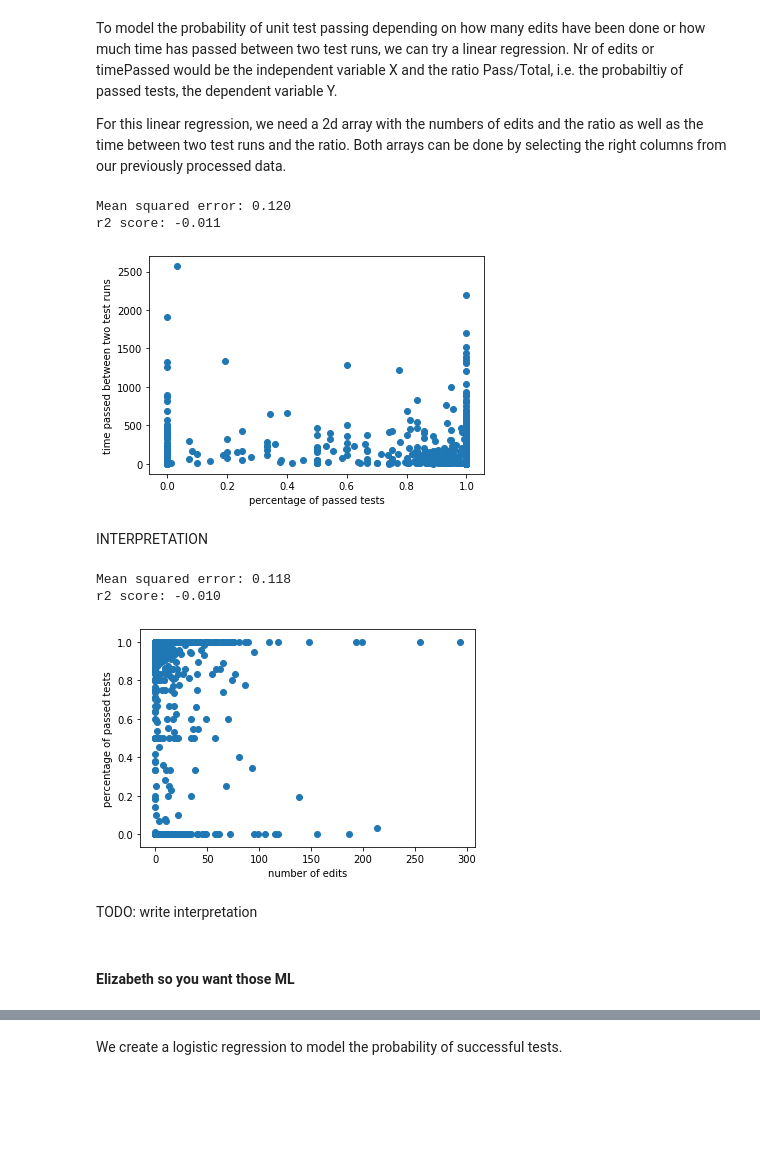
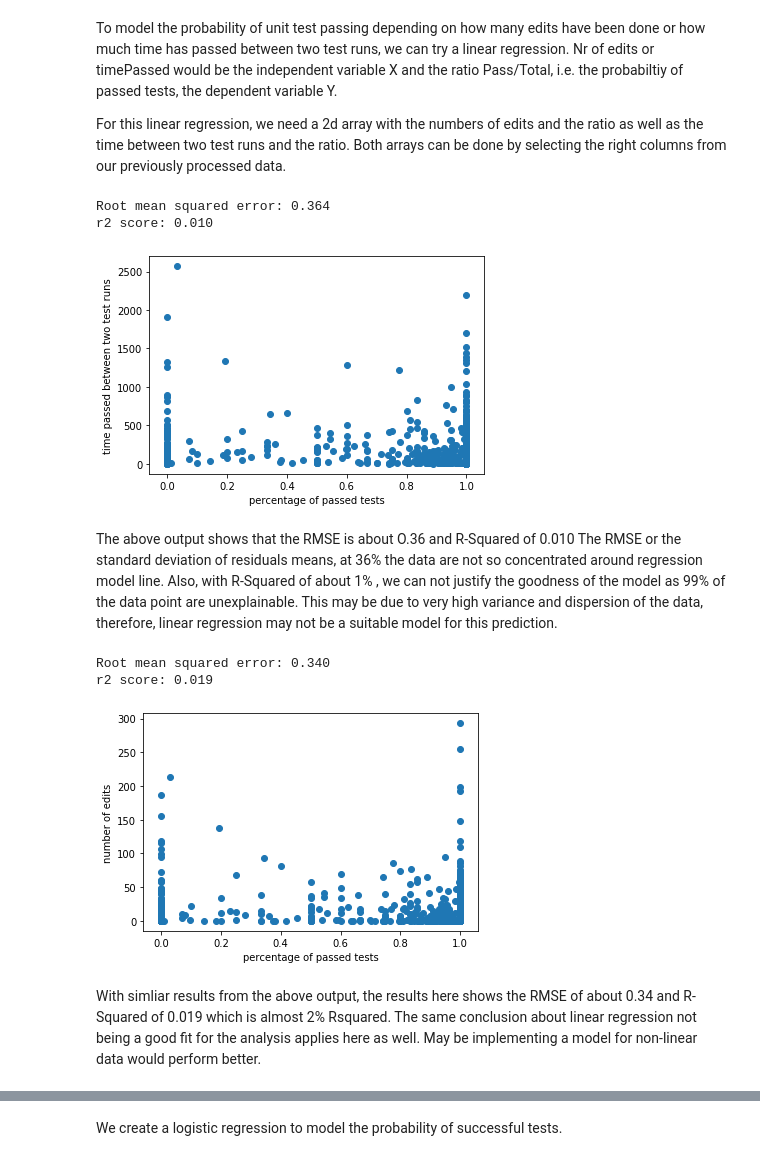
Before and after one commit to sesi200/bigdataanalytics-project, a Jupyter notebook: analysis/Report.ipynb, the cells around one changed output, grey strips where cells are left out. Drawn from its saved outputs; the diff is of its cells as text; code cells hidden in the pictures; blank space fills up the shorter version.

```diff
--- a/analysis/Report.ipynb
+++ b/analysis/Report.ipynb
@@ -135,7 +137,11 @@ from imblearn.over_sampling import SMOTE
 # %%
-df_edit = pd.read_csv(r'..\data\df_edit.csv', low_memory=False)
-df_test = pd.read_csv(r'..\data\df_test.csv', low_memory=False)
-df_build = pd.read_csv(r'..\data\df_build.csv', low_memory=False)
+#df_edit = pd.read_csv(r'..\data\df_edit.csv', low_memory=False)
+#df_test = pd.read_csv(r'..\data\df_test.csv', low_memory=False)
+#df_build = pd.read_csv(r'..\data\df_build.csv', low_memory=False)
+
+df_edit = pd.read_csv(r'../BigdataProject/df_edit_fixed.csv', low_memory=False)
+df_test = pd.read_csv(r'../BigdataProject/df_test_fixed.csv', low_memory=False)
+df_build = pd.read_csv(r'../BigdataProject/df_build_fixed.csv', low_memory=False)
 # %% [markdown]
 # Data Exploration
 # %% [markdown]
@@ -997,45 +988,43 @@ model.fit(x[:, np.newaxis], y)
 xfit = np.linspace(0, 10, 1000)
 yfit = model.predict(xfit[:, np.newaxis])
 
-plt.scatter(y,x)
+plt.scatter(y,x) # note! we switched axis to get a nicer plot
 plt.ylabel('time passed between two test runs')
 plt.xlabel('percentage of passed tests')
 plt.plot(yfit, xfit);
 y_pred = model.predict(x_test[:, np.newaxis])
 
-mse = mean_squared_error(y_test, y_pred)
-print("Mean squared error: %.3f" % mse)
+Rmse = np.sqrt(mean_squared_error(y_test, y_pred))
+print("Root mean squared error: %.3f" % Rmse)
 print('r2 score: %.3f' % r2_score(y_test, y_pred))
 # %% [output]
-Mean squared error: 0.120
-r2 score: -0.011
+Root mean squared error: 0.364
+r2 score: 0.010
 [figure]
-# %% [markdown]
-INTERPRETATION
+# %% [markdown]
+The above output shows that the RMSE is about O.36 and R-Squared of 0.010 The RMSE or the standard deviation of residuals means, at 36% the data are not so concentrated around regression model line. Also, with R-Squared of about 1% , we can not justify the goodness of the model as 99% of the data point are unexplainable. This may be due to very high variance and dispersion of the data, therefore, linear regression may not be a suitable  model for this prediction.
 # %%
 x = edits_tests_array[:,4] # nr of edits
 y = edits_tests_array[:,5] # ratio
 
 x_train, x_test, y_train, y_test = train_test_split(x, y, test_size=0.25)
 model = LinearRegression(fit_intercept=True)
 model.fit(x[:, np.newaxis], y)
 
 xfit = np.linspace(0, 10, 1000)
 yfit = model.predict(xfit[:, np.newaxis])
 
-plt.scatter(x,y)
-plt.ylabel('percentage of passed tests')
-plt.xlabel('number of edits')
-plt.plot(xfit, yfit);
+plt.scatter(y,x) # note! we switched axis to get a nicer plot
+plt.xlabel('percentage of passed tests')
+plt.ylabel('number of edits')
+plt.plot(yfit, xfit);
 y_pred = model.predict(x_test[:, np.newaxis])
 
-print("Mean squared error: %.3f" % mean_squared_error(y_test, y_pred))
+print("Root mean squared error: %.3f" % np.sqrt(mean_squared_error(y_test, y_pred)))
 print('r2 score: %.3f' % r2_score(y_test, y_pred))
 # %% [output]
-Mean squared error: 0.118
-r2 score: -0.010
+Root mean squared error: 0.340
+r2 score: 0.019
-[figure, old version]
+[figure, new version]
-# %% [markdown]
-TODO: write interpretation
-# %% [markdown]
-#### Elizabeth so you want those ML
+# %% [markdown]
+With simliar results from the above output, the results here shows the RMSE of about 0.34 and R-Squared of 0.019 which is almost 2% Rsquared. The same conclusion about linear regression not being a good fit for the analysis applies here as well. May be implementing a model for non-linear data would perform better.
```
Also changed, not shown: parts of 10 cells of this notebook.
